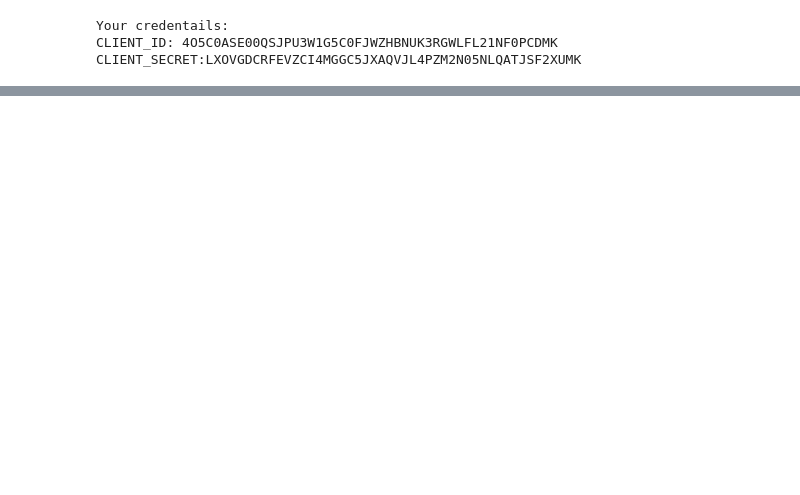
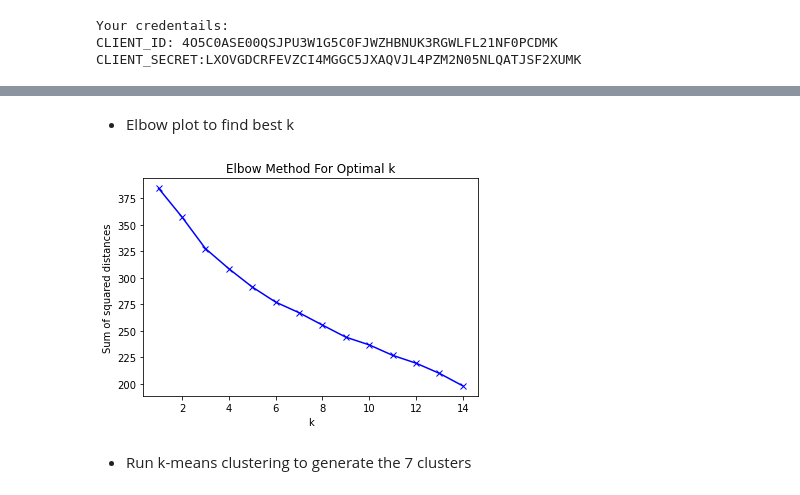
Before and after one commit to JulianaGomez/Coursera_Capstone, a Jupyter notebook: Vegetarian restaurants in Bogota.ipynb, the cells around one changed output, grey strips where cells are left out. Saved outputs shown, nothing was run; the diff lists cells and outputs as text; code cells hidden in the pictures; blank space fills up the shorter version.

```diff
--- a/Vegetarian restaurants in Bogota.ipynb
+++ b/Vegetarian restaurants in Bogota.ipynb
@@ -113,0 +258,5 @@ CLIENT_SECRET:LXOVGDCRFEVZCI4MGGC5JXAQVJL4PZM2N05NLQATJSF2XUMK
+# %%
+#subset Chapinero from alldata
+chapi.dtypes
+chapi = alldata[alldata.loc[:,"borough"].isin(['CHAPINERO'])]
+chapi.head()
@@ -113,0 +437,8 @@ CLIENT_SECRET:LXOVGDCRFEVZCI4MGGC5JXAQVJL4PZM2N05NLQATJSF2XUMK
+# %%
+# Use one hot encoding to make categories numerical
+chapinero_onehot = pd.get_dummies(chapinero_venues[['Venue Category']], prefix="", prefix_sep="")
+chapinero_onehot['Neighborhood'] = chapinero_venues['Neighborhood']
+fixed_columns = [chapinero_onehot.columns[-1]] + list(chapinero_onehot.columns[:-1])
+chapinero_onehot = chapinero_onehot[fixed_columns]
+
+chapinero_onehot.head()
@@ -113,0 +452,4 @@ CLIENT_SECRET:LXOVGDCRFEVZCI4MGGC5JXAQVJL4PZM2N05NLQATJSF2XUMK
+# %%
+#Grouop by neighbourhood
+chapinero_grouped = chapinero_onehot.groupby('Neighborhood').mean().reset_index()
+chapinero_grouped.head()
@@ -113,0 +528,32 @@ CLIENT_SECRET:LXOVGDCRFEVZCI4MGGC5JXAQVJL4PZM2N05NLQATJSF2XUMK
+# %% [markdown]
+- Elbow plot to find best k
+# %%
+from sklearn.preprocessing import MinMaxScaler
+from sklearn.cluster import KMeans
+
+#remove neighborhood in order to calculate distances between venues
+fork = chapinero_grouped.drop(['Neighborhood'], axis=1)
+
+#scale features
+mms = MinMaxScaler()
+mms.fit(fork)
+data_transformed = mms.transform(fork)
+
+#sum of squared distances
+Sum_of_squared_distances = []
+K = range(1,15)
+for k in K:
+    km = KMeans(n_clusters=k)
+    km = km.fit(data_transformed)
+    Sum_of_squared_distances.append(km.inertia_)
+# %%
+ #Elbow plot
+plt.plot(K, Sum_of_squared_distances, 'bx-')
+plt.xlabel('k')
+plt.ylabel('Sum of squared distances')
+plt.title('Elbow Method For Optimal k')
+plt.show()
+# %% [output]
+[figure, added]
+# %% [markdown]
+- Run k-means clustering to generate the 7 clusters
```
Also changed, not shown: parts of 59 cells of this notebook.
